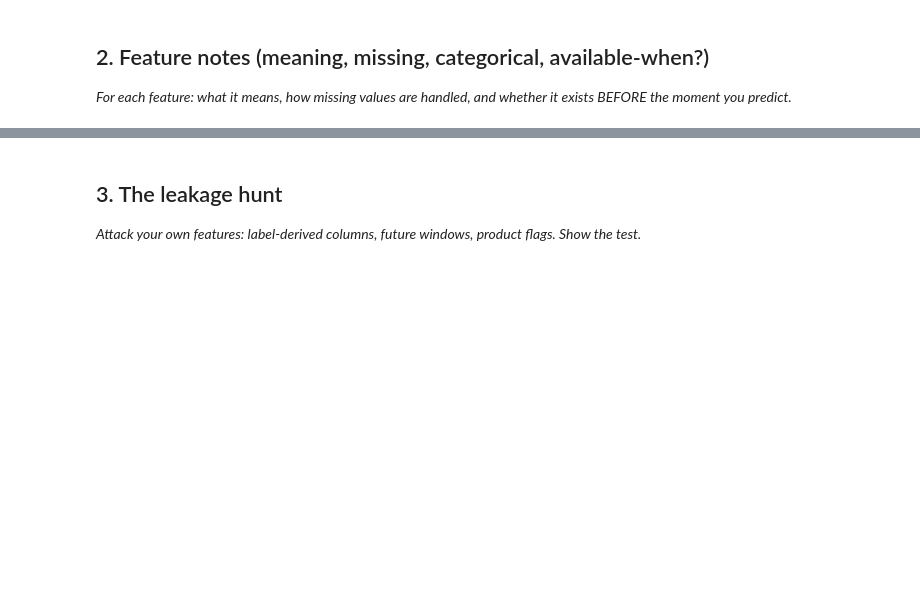
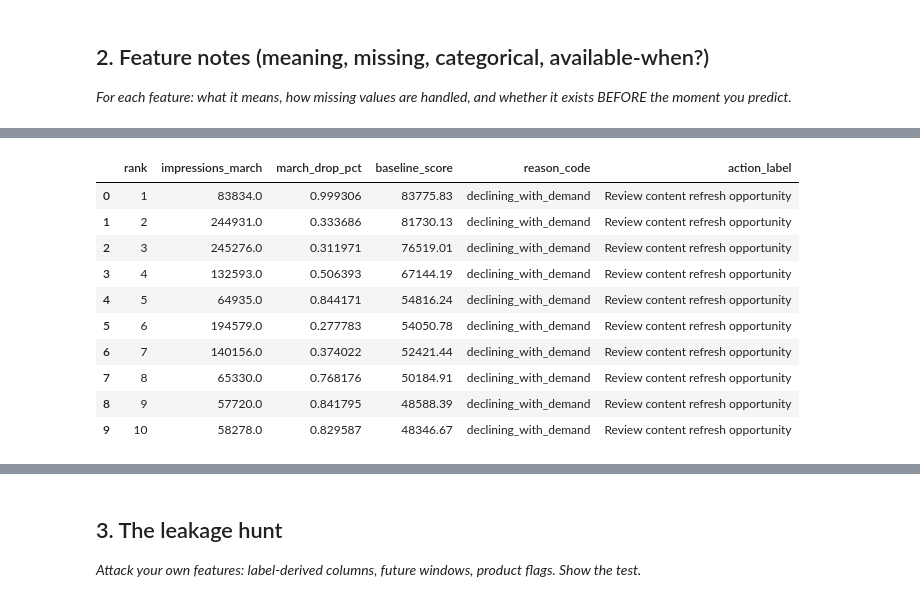
Before and after one commit to mohamedmorsy-ai/flyrank-ml-internship, a Jupyter notebook: work/notebooks/w03_feature_leakage_check.ipynb, the cells around one changed output, grey strips where cells are left out. Cells and saved outputs as stored; diff of their text form; code cells hidden in the pictures; blank space fills up the shorter version.

```diff
--- a/work/notebooks/w03_feature_leakage_check.ipynb
+++ b/work/notebooks/w03_feature_leakage_check.ipynb
@@ -22,0 +306,78 @@ This skeleton is yours to fill. Work the sections **in order** — each one has
+# %%
+
+# ML-05 — CELL 2
+# One rule, one reason code, one ranked queue
+
+print("=" * 60)
+print("BUILD BASELINE ACTION QUEUE")
+print("=" * 60)
+
+# The rule uses only March measurements
+queue = features[
+    (features["impressions_march"] >= 500) &
+    (features["march_drop_pct"] >= 0.20)
+].copy()
+
+assert len(queue) > 0, "No pages match the baseline rule."
+
+# Transparent baseline:
+# Greater demand + stronger recent decline = higher priority
+queue["baseline_score"] = (
+    queue["impressions_march"] *
+    queue["march_drop_pct"].clip(lower=0, upper=1)
+).round(2)
+
+# Exactly one positive reason code
+queue["reason_code"] = "declining_with_demand"
+
+# One associated action
+queue["action_label"] = "Review content refresh opportunity"
+
+# Sort and rank
+queue = queue.sort_values(
+    ["baseline_score", "impressions_march"],
+    ascending=[False, False]
+).reset_index(drop=True)
+
+queue.insert(0, "rank", np.arange(1, len(queue) + 1))
+
+# Only permitted March fields are exported
+export_columns = [
+    "rank",
+    "client_hash_id",
+    "content_hash_id",
+    "impressions_march",
+    "clicks_march",
+    "ctr_march",
+    "observed_days",
+    "early_days",
+    "late_days",
+    "march_drop_pct",
+    "baseline_score",
+    "reason_code",
+    "action_label"
+]
+
+# Create the required file
+output_dir = Path("work/outputs")
+output_dir.mkdir(parents=True, exist_ok=True)
+
+csv_path = output_dir / "baseline_action_score.csv"
+
+queue[export_columns].to_csv(csv_path, index=False)
+
+print("\nBASELINE RESULTS")
+print("Total eligible March pages:", len(features))
+print("Ranked review candidates:", len(queue))
+print("CSV saved to:", csv_path)
+
+print("\nTop 10 scores:")
+display(
+    queue[
+        ["rank", "impressions_march", "march_drop_pct",
+         "baseline_score", "reason_code", "action_label"]
+    ].head(10)
+)
+
+print("\nSUCCESS: Baseline ranked queue generated.")
+# %% [output]
@@ -22,0 +394,11 @@ This skeleton is yours to fill. Work the sections **in order** — each one has
+|  | rank | impressions_march | march_drop_pct | baseline_score | reason_code | action_label |
+| 0 | 1 | 83834.0 | 0.999306 | 83775.83 | declining_with_demand | Review content refresh opportunity |
+| 1 | 2 | 244931.0 | 0.333686 | 81730.13 | declining_with_demand | Review content refresh opportunity |
+| 2 | 3 | 245276.0 | 0.311971 | 76519.01 | declining_with_demand | Review content refresh opportunity |
+| 3 | 4 | 132593.0 | 0.506393 | 67144.19 | declining_with_demand | Review content refresh opportunity |
+| 4 | 5 | 64935.0 | 0.844171 | 54816.24 | declining_with_demand | Review content refresh opportunity |
+| 5 | 6 | 194579.0 | 0.277783 | 54050.78 | declining_with_demand | Review content refresh opportunity |
+| 6 | 7 | 140156.0 | 0.374022 | 52421.44 | declining_with_demand | Review content refresh opportunity |
+| 7 | 8 | 65330.0 | 0.768176 | 50184.91 | declining_with_demand | Review content refresh opportunity |
+| 8 | 9 | 57720.0 | 0.841795 | 48588.39 | declining_with_demand | Review content refresh opportunity |
+| 9 | 10 | 58278.0 | 0.829587 | 48346.67 | declining_with_demand | Review content refresh opportunity |
```
Also changed, not shown: parts of 9 cells of this notebook.
